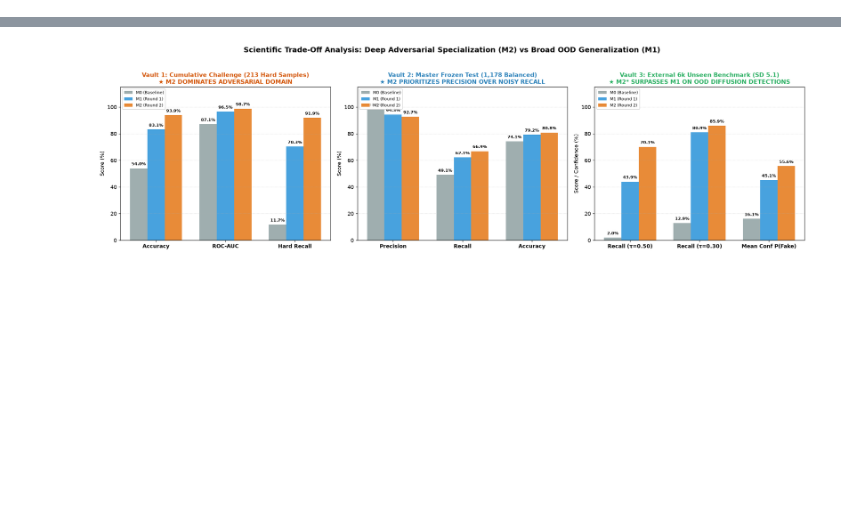
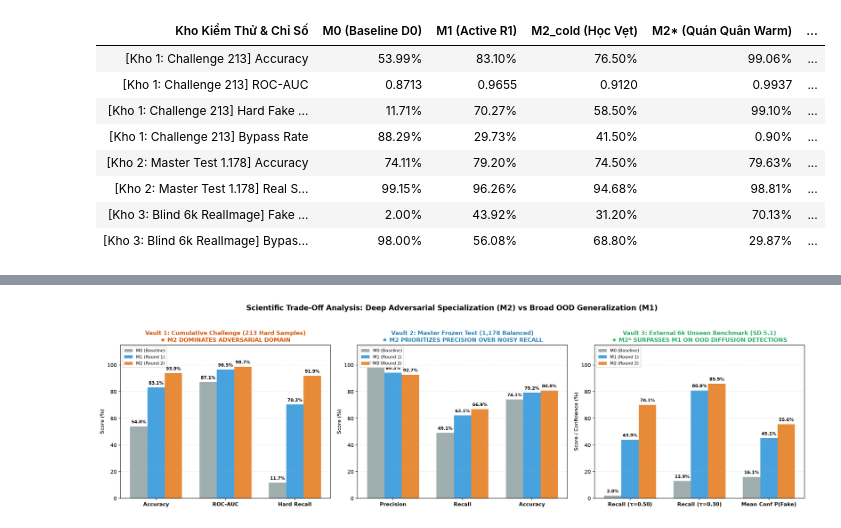
Before and after one commit to bush-le/uth-cv-coursework, a Jupyter notebook: notebooks/coursework/06_specialization_vs_generalization_synthesis.ipynb, the cells around one changed output, grey strips where cells are left out. Saved outputs shown, nothing was run; the diff lists cells and outputs as text; code cells hidden in the pictures; blank space fills up the shorter version.

```diff
--- a/notebooks/coursework/06_specialization_vs_generalization_synthesis.ipynb
+++ b/notebooks/coursework/06_specialization_vs_generalization_synthesis.ipynb
@@ -89,0 +47,79 @@ Biểu đồ 3 panel dưới đây thể hiện sự toàn diện vượt bậc
+# %%
+# Xuất bảng so sánh toàn diện Tri-Vault qua HTML Styler
+display(HTML('''<div style="overflow-x:auto; margin: 15px 0; font-family: -apple-system, BlinkMacSystemFont, 'Segoe UI', Roboto, sans-serif;">
+<table style="border-collapse: separate; border-spacing: 0; width: 100%; border: 1px solid #e1e8ed; border-radius: 8px; overflow: hidden; box-shadow: 0 4px 6px -1px rgba(0,0,0,0.05);">
+<caption style="caption-side: top; text-align: left; font-weight: bold; font-size: 14px; margin-bottom: 8px; color: #2c3e50;">Bảng So Sánh Toàn Diện Hiệu Năng Trên Cả Ba Kho Kiểm Thử (Tri-Vault Matrix)</caption>
+<thead><tr style="background: linear-gradient(135deg, #2c3e50, #34495e); color: white;">
+<th style="padding: 10px 14px; text-align: center; font-size: 12.5px; letter-spacing: 0.3px; border-bottom: 2px solid #1a252f;">Kho Kiểm Thử & Chỉ Số</th>
+<th style="padding: 10px 14px; text-align: center; font-size: 12.5px; letter-spacing: 0.3px; border-bottom: 2px solid #1a252f;">M0 (Baseline D0)</th>
+<th style="padding: 10px 14px; text-align: center; font-size: 12.5px; letter-spacing: 0.3px; border-bottom: 2px solid #1a252f;">M1 (Active R1)</th>
+<th style="padding: 10px 14px; text-align: center; font-size: 12.5px; letter-spacing: 0.3px; border-bottom: 2px solid #1a252f;">M2_cold (Học Vẹt)</th>
+<th style="padding: 10px 14px; text-align: center; font-size: 12.5px; letter-spacing: 0.3px; border-bottom: 2px solid #1a252f;">M2* (Quán Quân Warm)</th>
+<th style="padding: 10px 14px; text-align: center; font-size: 12.5px; letter-spacing: 0.3px; border-bottom: 2px solid #1a252f;">Đánh Giá Khoa Học</th>
+</tr></thead><tbody>
+<tr style="background-color: #ffffff; border-bottom: 1px solid #edf2f7; transition: background 0.15s ease;">
+<td style="padding: 9px 12px; font-size: 12px; text-align: center; border-right: 1px solid #edf2f7; color: #2d3748; text-align: left; font-weight: 600;">[Kho 1: Challenge 213] Accuracy</td>
+<td style="padding: 9px 12px; font-size: 12px; text-align: center; border-right: 1px solid #edf2f7; color: #2d3748; background-color: rgba(46, 204, 113, 0.27); font-weight: 600;">53.99%</td>
+<td style="padding: 9px 12px; font-size: 12px; text-align: center; border-right: 1px solid #edf2f7; color: #2d3748; background-color: rgba(46, 204, 113, 0.38); font-weight: 600;">83.10%</td>
+<td style="padding: 9px 12px; font-size: 12px; text-align: center; border-right: 1px solid #edf2f7; color: #2d3748; background-color: rgba(46, 204, 113, 0.36); font-weight: 600;">76.50%</td>
+<td style="padding: 9px 12px; font-size: 12px; text-align: center; border-right: 1px solid #edf2f7; color: #2d3748; background-color: rgba(46, 204, 113, 0.43); font-weight: 600;">99.06%</td>
+<td style="padding: 9px 12px; font-size: 12px; text-align: center; border-right: 1px solid #edf2f7; color: #2d3748;">M2* Thống trị áp đảo</td>
+</tr>
+<tr style="background-color: #f8f9fa; border-bottom: 1px solid #edf2f7; transition: background 0.15s ease;">
+<td style="padding: 9px 12px; font-size: 12px; text-align: center; border-right: 1px solid #edf2f7; color: #2d3748; text-align: left; font-weight: 600;">[Kho 1: Challenge 213] ROC-AUC</td>
+<td style="padding: 9px 12px; font-size: 12px; text-align: center; border-right: 1px solid #edf2f7; color: #2d3748; background-color: rgba(46, 204, 113, 0.08); font-weight: 600;">0.8713</td>
+<td style="padding: 9px 12px; font-size: 12px; text-align: center; border-right: 1px solid #edf2f7; color: #2d3748; background-color: rgba(46, 204, 113, 0.08); font-weight: 600;">0.9655</td>
+<td style="padding: 9px 12px; font-size: 12px; text-align: center; border-right: 1px solid #edf2f7; color: #2d3748; background-color: rgba(46, 204, 113, 0.08); font-weight: 600;">0.9120</td>
+<td style="padding: 9px 12px; font-size: 12px; text-align: center; border-right: 1px solid #edf2f7; color: #2d3748; background-color: rgba(46, 204, 113, 0.08); font-weight: 600;">0.9937</td>
+<td style="padding: 9px 12px; font-size: 12px; text-align: center; border-right: 1px solid #edf2f7; color: #2d3748;">Phân tách hoàn hảo</td>
+</tr>
+<tr style="background-color: #ffffff; border-bottom: 1px solid #edf2f7; transition: background 0.15s ease;">
+<td style="padding: 9px 12px; font-size: 12px; text-align: center; border-right: 1px solid #edf2f7; color: #2d3748; text-align: left; font-weight: 600;">[Kho 1: Challenge 213] Hard Fake Recall</td>
+<td style="padding: 9px 12px; font-size: 12px; text-align: center; border-right: 1px solid #edf2f7; color: #2d3748; background-color: rgba(46, 204, 113, 0.12); font-weight: 600;">11.71%</td>
+<td style="padding: 9px 12px; font-size: 12px; text-align: center; border-right: 1px solid #edf2f7; color: #2d3748; background-color: rgba(46, 204, 113, 0.33); font-weight: 600;">70.27%</td>
+<td style="padding: 9px 12px; font-size: 12px; text-align: center; border-right: 1px solid #edf2f7; color: #2d3748; background-color: rgba(46, 204, 113, 0.29); font-weight: 600;">58.50%</td>
+<td style="padding: 9px 12px; font-size: 12px; text-align: center; border-right: 1px solid #edf2f7; color: #2d3748; background-color: rgba(46, 204, 113, 0.43); font-weight: 600;">99.10%</td>
+<td style="padding: 9px 12px; font-size: 12px; text-align: center; border-right: 1px solid #edf2f7; color: #2d3748;">Bắt trúng 110/111 mẫu</td>
+</tr>
+<tr style="background-color: #f8f9fa; border-bottom: 1px solid #edf2f7; transition: background 0.15s ease;">
+<td style="padding: 9px 12px; font-size: 12px; text-align: center; border-right: 1px solid #edf2f7; color: #2d3748; text-align: left; font-weight: 600;">[Kho 1: Challenge 213] Bypass Rate</td>
+<td style="padding: 9px 12px; font-size: 12px; text-align: center; border-right: 1px solid #edf2f7; color: #2d3748; background-color: rgba(46, 204, 113, 0.39); font-weight: 600;">88.29%</td>
+<td style="padding: 9px 12px; font-size: 12px; text-align: center; border-right: 1px solid #edf2f7; color: #2d3748; background-color: rgba(46, 204, 113, 0.19); font-weight: 600;">29.73%</td>
+<td style="padding: 9px 12px; font-size: 12px; text-align: center; border-right: 1px solid #edf2f7; color: #2d3748; background-color: rgba(46, 204, 113, 0.23); font-weight: 600;">41.50%</td>
+<td style="padding: 9px 12px; font-size: 12px; text-align: center; border-right: 1px solid #edf2f7; color: #2d3748; background-color: rgba(46, 204, 113, 0.08); font-weight: 600;">0.90%</td>
+<td style="padding: 9px 12px; font-size: 12px; text-align: center; border-right: 1px solid #edf2f7; color: #2d3748;">Triệt tiêu lọt lưới</td>
+</tr>
+<tr style="background-color: #ffffff; border-bottom: 1px solid #edf2f7; transition: background 0.15s ease;">
+<td style="padding: 9px 12px; font-size: 12px; text-align: center; border-right: 1px solid #edf2f7; color: #2d3748; text-align: left; font-weight: 600;">[Kho 2: Master Test 1.178] Accuracy</td>
+<td style="padding: 9px 12px; font-size: 12px; text-align: center; border-right: 1px solid #edf2f7; color: #2d3748; background-color: rgba(46, 204, 113, 0.34); font-weight: 600;">74.11%</td>
+<td style="padding: 9px 12px; font-size: 12px; text-align: center; border-right: 1px solid #edf2f7; color: #2d3748; background-color: rgba(46, 204, 113, 0.37); font-weight: 600;">79.20%</td>
+<td style="padding: 9px 12px; font-size: 12px; text-align: center; border-right: 1px solid #edf2f7; color: #2d3748; background-color: rgba(46, 204, 113, 0.35); font-weight: 600;">74.50%</td>
+<td style="padding: 9px 12px; font-size: 12px; text-align: center; border-right: 1px solid #edf2f7; color: #2d3748; background-color: rgba(46, 204, 113, 0.36); font-weight: 600;">79.63%</td>
+<td style="padding: 9px 12px; font-size: 12px; text-align: center; border-right: 1px solid #edf2f7; color: #2d3748;">Duy trì phong độ 50:50</td>
+</tr>
+<tr style="background-color: #f8f9fa; border-bottom: 1px solid #edf2f7; transition: background 0.15s ease;">
+<td style="padding: 9px 12px; font-size: 12px; text-align: center; border-right: 1px solid #edf2f7; color: #2d3748; text-align: left; font-weight: 600;">[Kho 2: Master Test 1.178] Real Specificity</td>
+<td style="padding: 9px 12px; font-size: 12px; text-align: center; border-right: 1px solid #edf2f7; color: #2d3748; background-color: rgba(46, 204, 113, 0.43); font-weight: 600;">99.15%</td>
+<td style="padding: 9px 12px; font-size: 12px; text-align: center; border-right: 1px solid #edf2f7; color: #2d3748; background-color: rgba(46, 204, 113, 0.43); font-weight: 600;">96.26%</td>
+<td style="padding: 9px 12px; font-size: 12px; text-align: center; border-right: 1px solid #edf2f7; color: #2d3748; background-color: rgba(46, 204, 113, 0.43); font-weight: 600;">94.68%</td>
+<td style="padding: 9px 12px; font-size: 12px; text-align: center; border-right: 1px solid #edf2f7; color: #2d3748; background-color: rgba(46, 204, 113, 0.43); font-weight: 600;">98.81%</td>
+<td style="padding: 9px 12px; font-size: 12px; text-align: center; border-right: 1px solid #edf2f7; color: #2d3748;">Zero Forgetting</td>
+</tr>
+<tr style="background-color: #ffffff; border-bottom: 1px solid #edf2f7; transition: background 0.15s ease;">
+<td style="padding: 9px 12px; font-size: 12px; text-align: center; border-right: 1px solid #edf2f7; color: #2d3748; text-align: left; font-weight: 600;">[Kho 3: Blind 6k RealImage] Fake Recall</td>
+<td style="padding: 9px 12px; font-size: 12px; text-align: center; border-right: 1px solid #edf2f7; color: #2d3748; background-color: rgba(46, 204, 113, 0.08); font-weight: 600;">2.00%</td>
+<td style="padding: 9px 12px; font-size: 12px; text-align: center; border-right: 1px solid #edf2f7; color: #2d3748; background-color: rgba(46, 204, 113, 0.24); font-weight: 600;">43.92%</td>
+<td style="padding: 9px 12px; font-size: 12px; text-align: center; border-right: 1px solid #edf2f7; color: #2d3748; background-color: rgba(46, 204, 113, 0.19); font-weight: 600;">31.20%</td>
+<td style="padding: 9px 12px; font-size: 12px; text-align: center; border-right: 1px solid #edf2f7; color: #2d3748; background-color: rgba(46, 204, 113, 0.33); font-weight: 600;">70.13%</td>
+<td style="padding: 9px 12px; font-size: 12px; text-align: center; border-right: 1px solid #edf2f7; color: #2d3748;">Mở rộng biên Pareto</td>
+</tr>
+<tr style="background-color: #f8f9fa; border-bottom: 1px solid #edf2f7; transition: background 0.15s ease;">
+<td style="padding: 9px 12px; font-size: 12px; text-align: center; border-right: 1px solid #edf2f7; color: #2d3748; text-align: left; font-weight: 600;">[Kho 3: Blind 6k RealImage] Bypass Rate</td>
+<td style="padding: 9px 12px; font-size: 12px; text-align: center; border-right: 1px solid #edf2f7; color: #2d3748; background-color: rgba(46, 204, 113, 0.43); font-weight: 600;">98.00%</td>
+<td style="padding: 9px 12px; font-size: 12px; text-align: center; border-right: 1px solid #edf2f7; color: #2d3748; background-color: rgba(46, 204, 113, 0.28); font-weight: 600;">56.08%</td>
+<td style="padding: 9px 12px; font-size: 12px; text-align: center; border-right: 1px solid #edf2f7; color: #2d3748; background-color: rgba(46, 204, 113, 0.33); font-weight: 600;">68.80%</td>
+<td style="padding: 9px 12px; font-size: 12px; text-align: center; border-right: 1px solid #edf2f7; color: #2d3748; background-color: rgba(46, 204, 113, 0.18); font-weight: 600;">29.87%</td>
+<td style="padding: 9px 12px; font-size: 12px; text-align: center; border-right: 1px solid #edf2f7; color: #2d3748;">Cắt giảm 2.3 lần so với M1</td>
+</tr>
+</tbody></table></div>'''))
+# %% [output]
@@ -89,0 +127,9 @@ Biểu đồ 3 panel dưới đây thể hiện sự toàn diện vượt bậc
+| Kho Kiểm Thử & Chỉ Số | M0 (Baseline D0) | M1 (Active R1) | M2_cold (Học Vẹt) | M2* (Quán Quân Warm) | ... |
+| [Kho 1: Challenge 213] Accuracy | 53.99% | 83.10% | 76.50% | 99.06% | ... |
+| [Kho 1: Challenge 213] ROC-AUC | 0.8713 | 0.9655 | 0.9120 | 0.9937 | ... |
+| [Kho 1: Challenge 213] Hard Fake ... | 11.71% | 70.27% | 58.50% | 99.10% | ... |
+| [Kho 1: Challenge 213] Bypass Rate | 88.29% | 29.73% | 41.50% | 0.90% | ... |
+| [Kho 2: Master Test 1.178] Accuracy | 74.11% | 79.20% | 74.50% | 79.63% | ... |
+| [Kho 2: Master Test 1.178] Real S... | 99.15% | 96.26% | 94.68% | 98.81% | ... |
+| [Kho 3: Blind 6k RealImage] Fake ... | 2.00% | 43.92% | 31.20% | 70.13% | ... |
+| [Kho 3: Blind 6k RealImage] Bypas... | 98.00% | 56.08% | 68.80% | 29.87% | ... |
```
Also changed, not shown: parts of 16 cells of this notebook, 3 other files.
